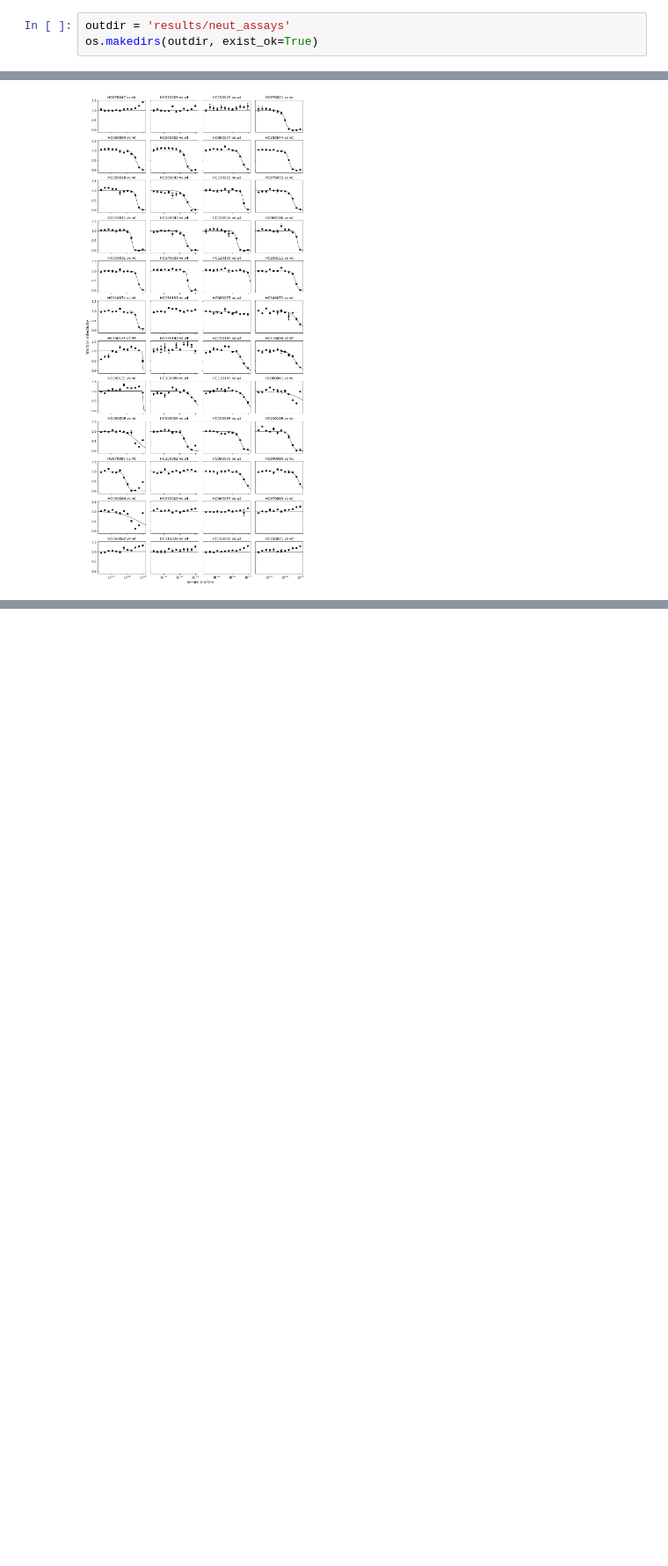
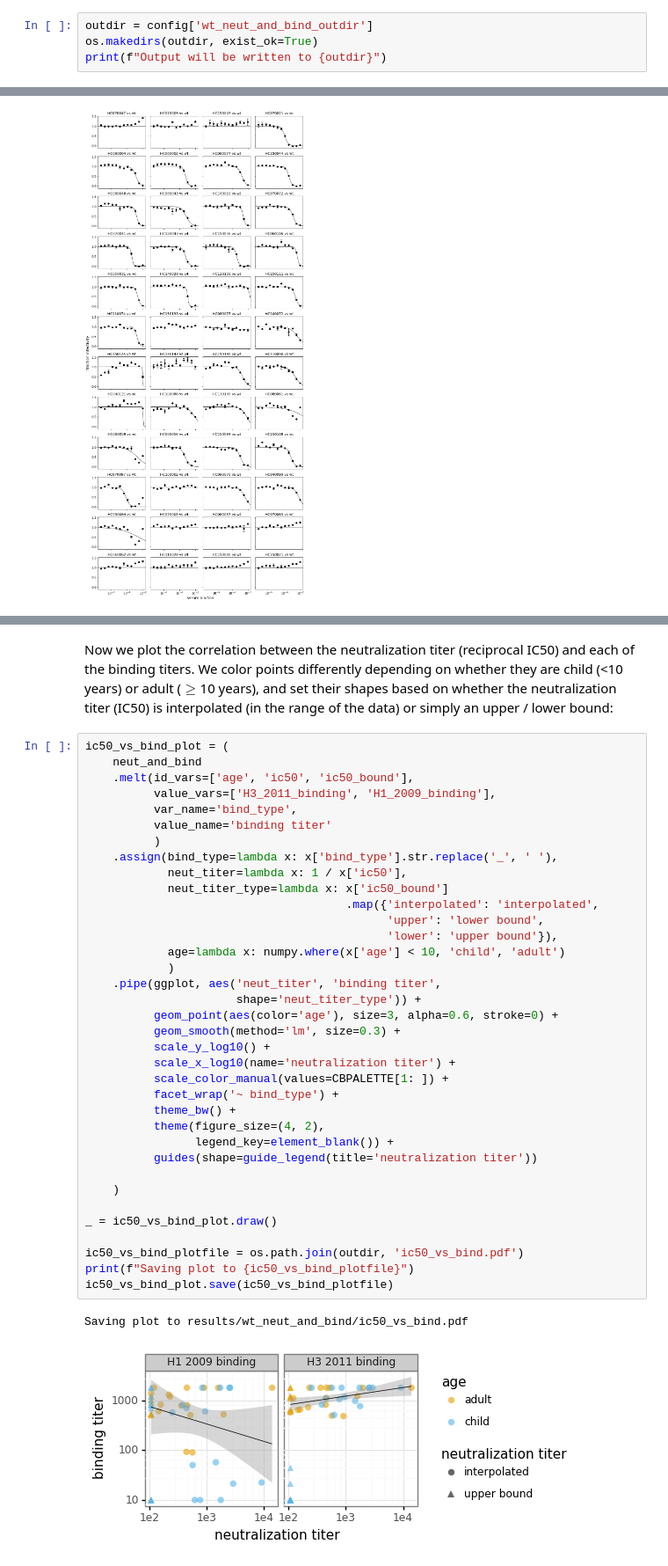
Before and after one commit to jbloomlab/map_flu_serum_Vietnam_H3_Perth2009, a Jupyter notebook: wt_neut_and_bind.ipynb, the cells around one changed output, grey strips where cells are left out. Shown at 88% size. Drawn from its saved outputs; the diff is of its cells as text; blank space fills up the shorter version.

```diff
--- a/analyze_neut.ipynb
+++ b/wt_neut_and_bind.ipynb
@@ -51,3 +61,4 @@ Specify directory to output neutralization assay data:
 # %%
-outdir = 'results/neut_assays'
+outdir = config['wt_neut_and_bind_outdir']
 os.makedirs(outdir, exist_ok=True)
+print(f"Output will be written to {outdir}")
@@ -151,0 +155,42 @@ neut_and_bind = (sera
+# %% [markdown]
+Now we plot the correlation between the neutralization titer (reciprocal IC50) and each of the binding titers.
+We color points differently depending on whether they are child (<10 years) or adult ($\ge$10 years), and set their shapes based on whether the neutralization titer (IC50) is interpolated (in the range of the data) or simply an upper / lower bound:
+# %%
+ic50_vs_bind_plot = (
+    neut_and_bind
+    .melt(id_vars=['age', 'ic50', 'ic50_bound'],
+          value_vars=['H3_2011_binding', 'H1_2009_binding'],
+          var_name='bind_type',
+          value_name='binding titer'
+          )
+    .assign(bind_type=lambda x: x['bind_type'].str.replace('_', ' '),
+            neut_titer=lambda x: 1 / x['ic50'],
+            neut_titer_type=lambda x: x['ic50_bound']
+                                      .map({'interpolated': 'interpolated',
+                                            'upper': 'lower bound',
+                                            'lower': 'upper bound'}),
+            age=lambda x: numpy.where(x['age'] < 10, 'child', 'adult')
+            )
+    .pipe(ggplot, aes('neut_titer', 'binding titer',
+                      shape='neut_titer_type')) +
+          geom_point(aes(color='age'), size=3, alpha=0.6, stroke=0) +
+          geom_smooth(method='lm', size=0.3) +
+          scale_y_log10() +
+          scale_x_log10(name='neutralization titer') +
+          scale_color_manual(values=CBPALETTE[1: ]) +
+          facet_wrap('~ bind_type') +
+          theme_bw() +
+          theme(figure_size=(4, 2),
+                legend_key=element_blank()) +
+          guides(shape=guide_legend(title='neutralization titer'))
+
+    )
+
+_ = ic50_vs_bind_plot.draw()
+
+ic50_vs_bind_plotfile = os.path.join(outdir, 'ic50_vs_bind.pdf')
+print(f"Saving plot to {ic50_vs_bind_plotfile}")
+ic50_vs_bind_plot.save(ic50_vs_bind_plotfile)
+# %% [output]
+Saving plot to results/wt_neut_and_bind/ic50_vs_bind.pdf
+[figure, added]
```
Also changed, not shown: parts of 42 cells of this notebook, 12 other files.
